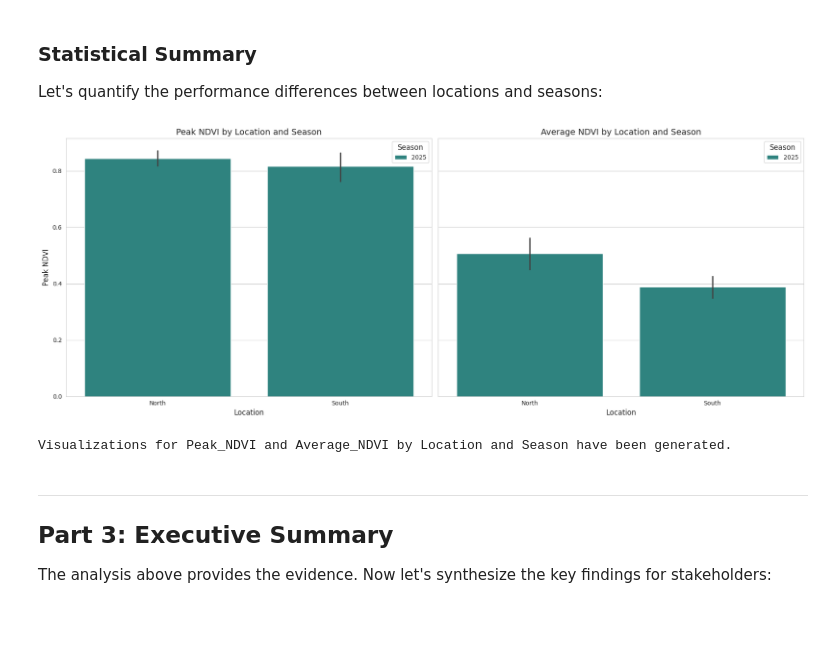
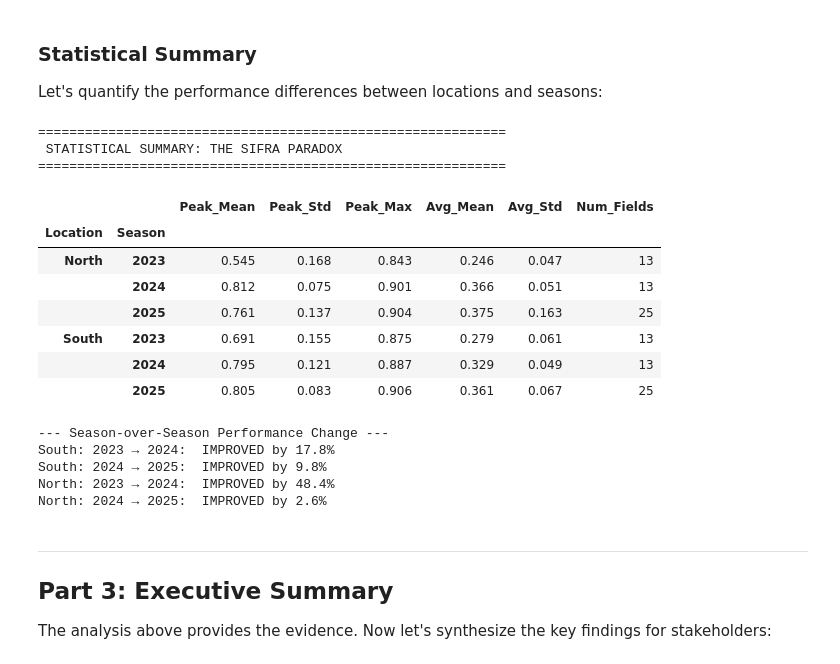
Before and after one commit to Rpvermaak/sifra-potato-yield-analysis, a Jupyter notebook: notebooks/Notebook_B_Comparative_Analysis_&_Modeling.ipynb, the cells around one changed output. Drawn from its saved outputs; the diff is of its cells as text; code cells hidden in the pictures; blank space fills up the shorter version.

```diff
--- a/notebooks/Notebook_B_Comparative_Analysis_&_Modeling.ipynb
+++ b/notebooks/Notebook_B_Comparative_Analysis_&_Modeling.ipynb
@@ -336,40 +336,54 @@ Let's quantify the performance differences between locations and seasons:
 # %%
 # Statistical comparison
 print("=" * 60)
-print("📈 STATISTICAL SUMMARY: THE SIFRA PARADOX")
+print(" STATISTICAL SUMMARY: THE SIFRA PARADOX")
 print("=" * 60)
 
 # Group by Location and Season
 summary_stats = field_metrics.groupby(['Location', 'Season']).agg({
     'Peak_NDVI': ['mean', 'std', 'max'],
     'Average_NDVI': ['mean', 'std'],
     'Field_ID': 'count'
 }).round(3)
 
 summary_stats.columns = ['Peak_Mean', 'Peak_Std', 'Peak_Max', 'Avg_Mean', 'Avg_Std', 'Num_Fields']
 display(summary_stats)
 
 # Calculate improvement percentages
 print("\n--- Season-over-Season Performance Change ---")
 for location in ['South', 'North']:
     loc_data = field_metrics[field_metrics['Location'] == location]
     seasons = sorted(loc_data['Season'].unique())
 
     if len(seasons) >= 2:
         for i in range(1, len(seasons)):
             prev_season = seasons[i-1]
             curr_season = seasons[i]
 
             prev_avg = loc_data[loc_data['Season'] == prev_season]['Average_NDVI'].mean()
             curr_avg = loc_data[loc_data['Season'] == curr_season]['Average_NDVI'].mean()
 
             change = ((curr_avg - prev_avg) / prev_avg) * 100
-            direction = "📈 IMPROVED" if change > 0 else "📉 DECLINED"
+            direction = " IMPROVED" if change > 0 else " DECLINED"
 
             print(f"{location}: {prev_season} → {curr_season}: {direction} by {abs(change):.1f}%")
 # %% [output]
-[figure, removed]
-Visualizations for Peak_NDVI and Average_NDVI by Location and Season have been generated.
+============================================================
+ STATISTICAL SUMMARY: THE SIFRA PARADOX
+============================================================
+|  |  | Peak_Mean | Peak_Std | Peak_Max | Avg_Mean | Avg_Std | Num_Fields |
+| Location | Season |  |  |  |  |  |  |
+| North | 2023 | 0.545 | 0.168 | 0.843 | 0.246 | 0.047 | 13 |
+|  | 2024 | 0.812 | 0.075 | 0.901 | 0.366 | 0.051 | 13 |
+|  | 2025 | 0.761 | 0.137 | 0.904 | 0.375 | 0.163 | 25 |
+| South | 2023 | 0.691 | 0.155 | 0.875 | 0.279 | 0.061 | 13 |
+|  | 2024 | 0.795 | 0.121 | 0.887 | 0.329 | 0.049 | 13 |
+|  | 2025 | 0.805 | 0.083 | 0.906 | 0.361 | 0.067 | 25 |
+--- Season-over-Season Performance Change ---
+South: 2023 → 2024:  IMPROVED by 17.8%
+South: 2024 → 2025:  IMPROVED by 9.8%
+North: 2023 → 2024:  IMPROVED by 48.4%
+North: 2024 → 2025:  IMPROVED by 2.6%
 # %% [markdown]
 ---
 
```
Also changed, not shown: parts of 6 cells of this notebook, 2 other files.
